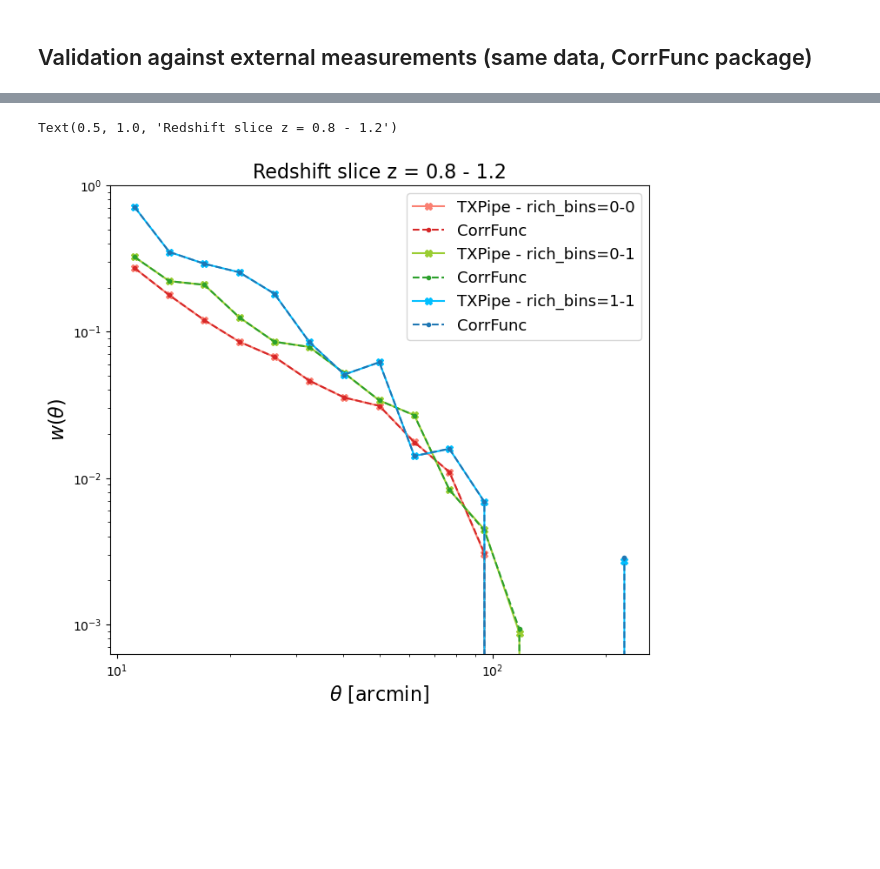
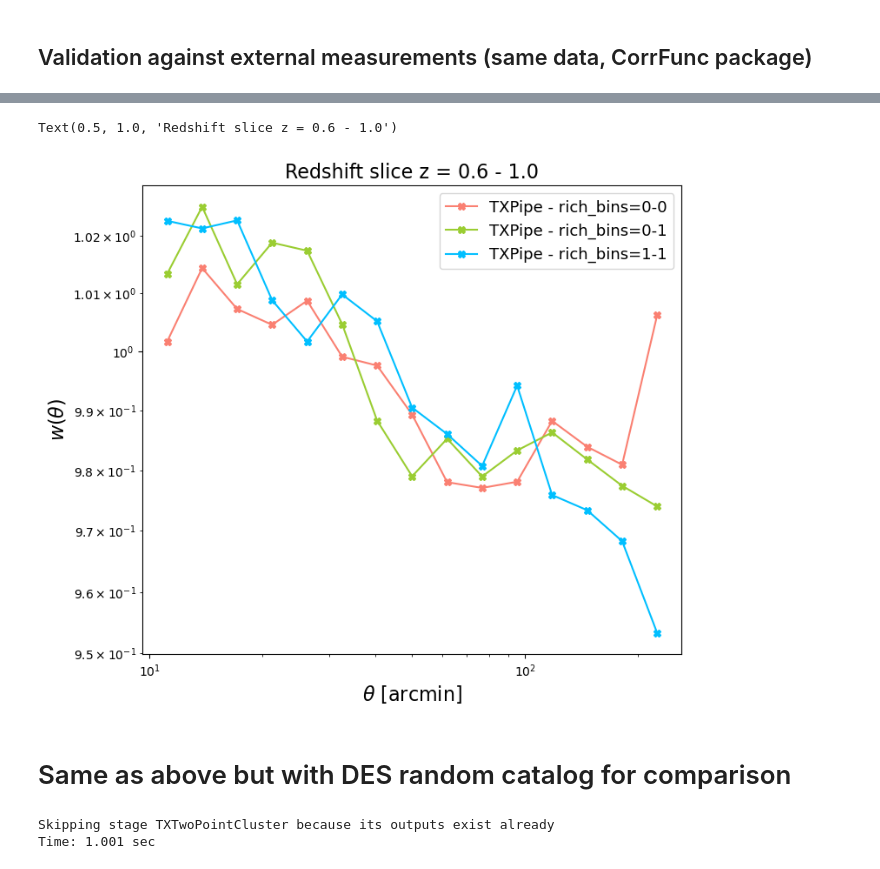
Before and after one commit to Kabelo-T/TXPipe, a Jupyter notebook: notebooks/Cluster_twopoint_test.ipynb, the cells around one changed output, grey strips where cells are left out. Cells and saved outputs as stored; diff of their text form; code cells hidden in the pictures; blank space fills up the shorter version.

```diff
--- a/notebooks/Cluster_twopoint_test.ipynb
+++ b/notebooks/Cluster_twopoint_test.ipynb
@@ -79,14 +79,13 @@ FileNotFoundError: [Errno 2] Unable to synchronously open file (unable to open f
 pipeline_clusters = yaml.safe_load(open(pipeline_file))
 
 # example: change input files
-pipeline_clusters['inputs']['cluster_data_catalog']   = 'examples/twopoint_cluster/catalogs/data_tomographic.hdf5'    # path to data catalog (hdf5)
-pipeline_clusters['inputs']['cluster_random_catalog'] = 'examples/twopoint_cluster/catalogs/random_tomographic.hdf5'  # path to random catalog (hdf5)
-
+pipeline_clusters['inputs']['cluster_data_catalog']   = '/global/homes/k/kabelo/TXPipe/data/des/binned_clusters.hdf5'    # path to data catalog (hdf5)
+pipeline_clusters['inputs']['cluster_random_catalog'] = '/global/homes/k/kabelo/TXPipe/data/des/new_random_cat.hdf5'  # path to random catalog (hdf5)
 
 #### not clear how to modify the output file name from here
 #### up to now, it can only be changed directly in the twopoint_cluster.py file
 #### as a temporary option, one can change the output directory as
-pipeline_clusters['output_dir'] = 'examples/twopoint_cluster/outputs/test/'
+pipeline_clusters['output_dir'] = '/global/homes/k/kabelo/TXPipe/examples/twopoint_cluster/outputs/test'
 
 # write the updated file
 with open(pipeline_file, 'w') as file:
@@ -257,0 +229,19 @@ Text(0.5, 1.0, 'Redshift slice z = 0.4 - 0.8')
+# %%
+# radial separation
+theta_min = config_clusters['TXTwoPointCluster']['min_sep']
+theta_max = config_clusters['TXTwoPointCluster']['max_sep']
+nbins_t   = config_clusters['TXTwoPointCluster']['nbins']
+
+
+# log or linear binning
+if config_clusters['TXTwoPointCluster']['binning_scale'] == 'Log':
+    theta  = np.geomspace(theta_min, theta_max, nbins_t+1)
+else:
+    theta  = np.linspace(theta_min, theta_max, nbins_t+1)
+    # set richness bins
+lbins   = np.array(config_clusters['TXTwoPointCluster']['richness_bin_edges'])
+nbins_l = len(lbins)-1
+
+# set richness bins
+zbins   = np.array(config_clusters['TXTwoPointCluster']['redshift_bin_edges'])
+nbins_z = len(zbins)-1
@@ -258,29 +277,31 @@ Text(0.5, 1.0, 'Redshift slice z = 0.4 - 0.8')
 # %%
 iz  = 1
 
 cvec0 = ['salmon','yellowgreen','deepskyblue']
 cvec1 = ['C3','C2','C0']
 
 # read w(theta) from sacc file (saved before)
 s  = sacc.Sacc.load_fits("examples/twopoint_cluster/outputs/test/cluster_twopoint_real.sacc")
 
 # mean separation bins
 theta_m   = 10**(np.log10(theta[1:]*theta[:-1])/2)
 
 plt.figure(figsize=(8,7))
 for il in range(nbins_l):
     for jl in range(il,nbins_l):
         w_txpipe = s.get_mean('cluster_density_xi', ('zbin_%s_richbin_%s' %(iz,il), 'zbin_%s_richbin_%s' %(iz,jl)))
 
         plt.plot(theta_m, w_txpipe,  'X-', c=cvec0[il+jl], label='TXPipe - rich_bins=%s-%s' %(il,jl))
-        plt.plot(theta_m, w_corrfunc['zbin_%s_rich_bin_%s - rich_bin_%s' %(iz,il,jl)],  '.--', c=cvec1[il+jl],  label='CorrFunc')
+        # plt.plot(theta_m, w_corrfunc['zbin_%s_rich_bin_%s - rich_bin_%s' %(iz,il,jl)],  '.--', c=cvec1[il+jl],  label='CorrFunc')
 
 plt.xscale('log')
 plt.yscale('log')
 plt.legend(fontsize=13,loc=0)
 plt.xlabel(r'$\theta$ [arcmin]', fontsize=16)
 plt.ylabel(r'$w(\theta)$', fontsize=16)
 plt.title(r'Redshift slice z = %1.1f - %1.1f' %(zbins[iz],zbins[iz+1]), fontsize=16)
 # %% [output]
-Text(0.5, 1.0, 'Redshift slice z = 0.8 - 1.2')
+Text(0.5, 1.0, 'Redshift slice z = 0.6 - 1.0')
-[figure, old version]
+[figure, new version]
+# %% [markdown]
+# Same as above but with DES random catalog for comparison
@@ -286,0 +315,11 @@ Text(0.5, 1.0, 'Redshift slice z = 0.8 - 1.2')
+# %%
+# set pipeline with updated config and pipeline files
+pipeline = ceci.Pipeline.read(pipeline_file)
+
+# run the pipeline (just cluster clustering part here)
+st = time.time()
+pipeline.run()
+print('Time: %2.3f sec' %(time.time()-st))
+# %% [output]
+Skipping stage TXTwoPointCluster because its outputs exist already
+Time: 1.001 sec
```
Also changed, not shown: parts of 9 cells of this notebook, 6 other files.
